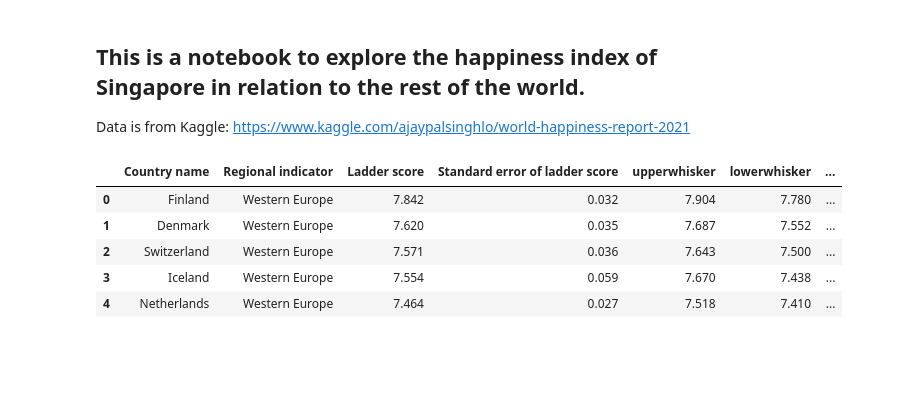
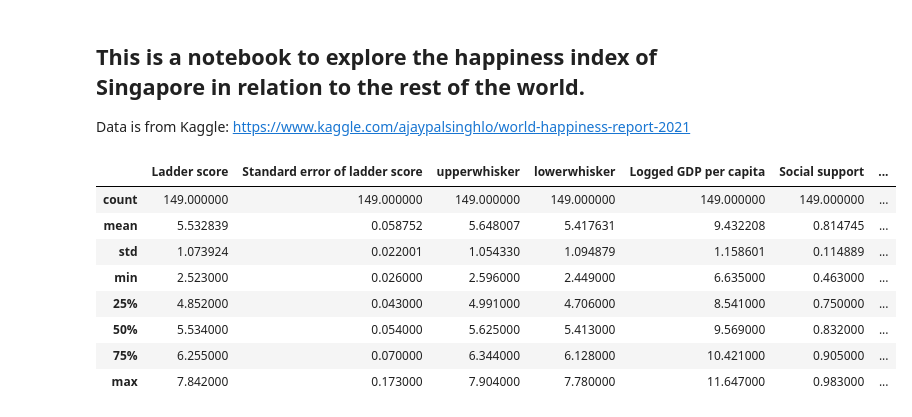
Before and after one commit to Stoic-Carp/Singapore-in-the-World-Happiness-Report, a Jupyter notebook: Singapore_Happiness_EDA.ipynb, the cells around one changed output. Drawn from its saved outputs; the diff is of its cells as text; code cells hidden in the pictures; blank space fills up the shorter version.

```diff
--- a/Singapore_Happiness_EDA.ipynb
+++ b/Singapore_Happiness_EDA.ipynb
@@ -14,9 +14,12 @@ df2 = pd.read_csv('data/world-happiness-report.csv')
-# %%
-df.head()
-# %% [output]
-|  | Country name | Regional indicator | Ladder score | Standard error of ladder score | upperwhisker | lowerwhisker | ... |
-| 0 | Finland | Western Europe | 7.842 | 0.032 | 7.904 | 7.780 | ... |
-| 1 | Denmark | Western Europe | 7.620 | 0.035 | 7.687 | 7.552 | ... |
-| 2 | Switzerland | Western Europe | 7.571 | 0.036 | 7.643 | 7.500 | ... |
-| 3 | Iceland | Western Europe | 7.554 | 0.059 | 7.670 | 7.438 | ... |
-| 4 | Netherlands | Western Europe | 7.464 | 0.027 | 7.518 | 7.410 | ... |
+# %%
+current_df.describe()
+# %% [output]
+|  | Ladder score | Standard error of ladder score | upperwhisker | lowerwhisker | Logged GDP per capita | Social support | ... |
+| count | 149.000000 | 149.000000 | 149.000000 | 149.000000 | 149.000000 | 149.000000 | ... |
+| mean | 5.532839 | 0.058752 | 5.648007 | 5.417631 | 9.432208 | 0.814745 | ... |
+| std | 1.073924 | 0.022001 | 1.054330 | 1.094879 | 1.158601 | 0.114889 | ... |
+| min | 2.523000 | 0.026000 | 2.596000 | 2.449000 | 6.635000 | 0.463000 | ... |
+| 25% | 4.852000 | 0.043000 | 4.991000 | 4.706000 | 8.541000 | 0.750000 | ... |
+| 50% | 5.534000 | 0.054000 | 5.625000 | 5.413000 | 9.569000 | 0.832000 | ... |
+| 75% | 6.255000 | 0.070000 | 6.344000 | 6.128000 | 10.421000 | 0.905000 | ... |
+| max | 7.842000 | 0.173000 | 7.904000 | 7.780000 | 11.647000 | 0.983000 | ... |
```
Also changed, not shown: parts of 3 cells of this notebook.
